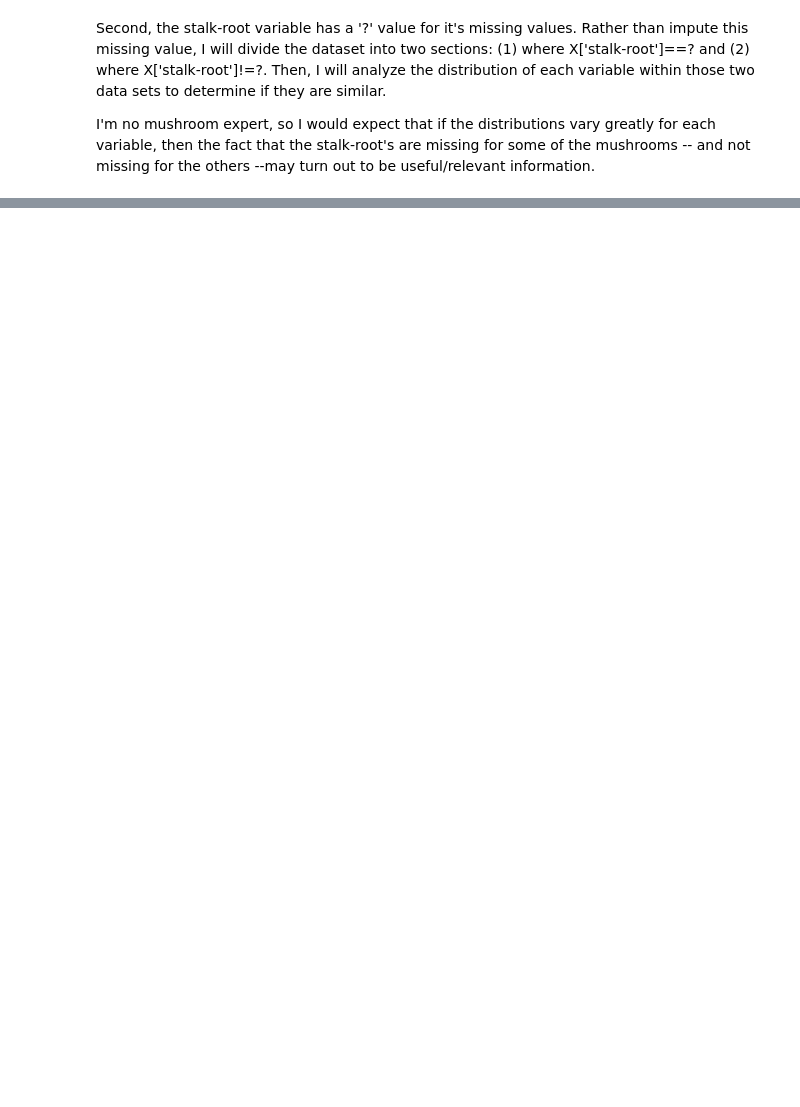
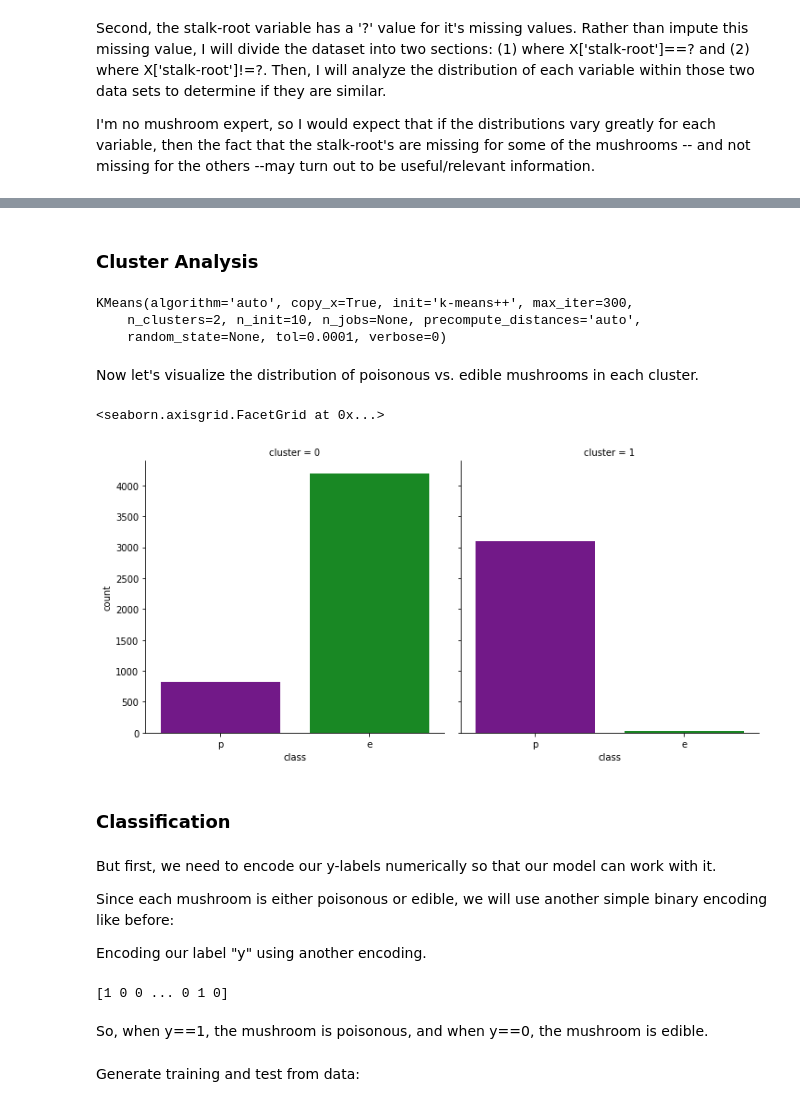
Before and after one commit to Marvinsky/IA-ML, a Jupyter notebook: 7.- K-MEANS/MUSHROOM_CLASSIFICATION.ipynb, the cells around one changed output, grey strips where cells are left out. Cells and saved outputs as stored; diff of their text form; code cells hidden in the pictures; blank space fills up the shorter version.

Commit message:
Logistic Regression vs Clustering

```diff
--- a/7.- K-MEANS/MUSHROOM_CLASSIFICATION.ipynb
+++ b/7.- K-MEANS/MUSHROOM_CLASSIFICATION.ipynb
@@ -145,0 +140,53 @@ c = {'u', 'd', 'p', 'l', 'm', 'g', 'w'}
+# %% [markdown]
+### Cluster Analysis
+# %%
+#Initialize the model
+kmeans = KMeans(n_clusters=2)
+# %%
+#Fit our model on the X dataset
+kmeans.fit(X)
+# %% [output]
+KMeans(algorithm='auto', copy_x=True, init='k-means++', max_iter=300,
+    n_clusters=2, n_init=10, n_jobs=None, precompute_distances='auto',
+    random_state=None, tol=0.0001, verbose=0)
+# %%
+#Calculate which mushrooms fall into which clusters
+clusters = kmeans.predict(X)
+# %%
+#'cluster_df' will be used as a DataFrame
+#to assist in the visualization
+cluster_df = pd.DataFrame()
+
+cluster_df['cluster'] = clusters
+cluster_df['class'] = y
+# %% [markdown]
+Now let's visualize the distribution of poisonous vs. edible mushrooms in each cluster.
+# %%
+sns.factorplot(col='cluster',
+               y=None,
+               x='class',
+               data=cluster_df,
+               kind='count',
+               order=['p','e'],
+               palette=(["#7d069b","#069b15"]))
+# %% [output]
+<seaborn.axisgrid.FacetGrid at 0x...>
+[figure, added]
+# %% [markdown]
+### Classification
+# %% [markdown]
+But first, we need to encode our y-labels numerically so that our model can work with it.
+
+Since each mushroom is either poisonous or edible, we will use another simple binary encoding like before:
+
+Encoding our label "y" using another encoding.
+# %%
+le = LabelEncoder()
+y = le.fit_transform(y)
+print(y)
+# %% [output]
+[1 0 0 ... 0 1 0]
+# %% [markdown]
+So, when y==1, the mushroom is poisonous, and when y==0, the mushroom is edible.
+# %% [markdown]
+Generate training and test from data:
```
Also changed, not shown: parts of 27 cells of this notebook.
